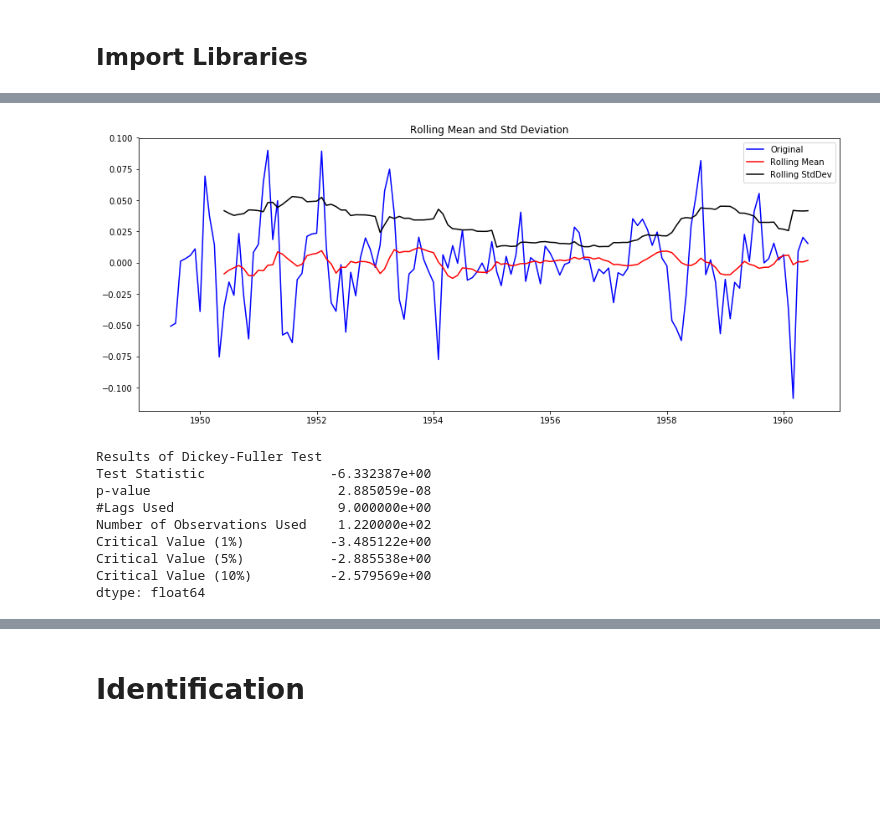
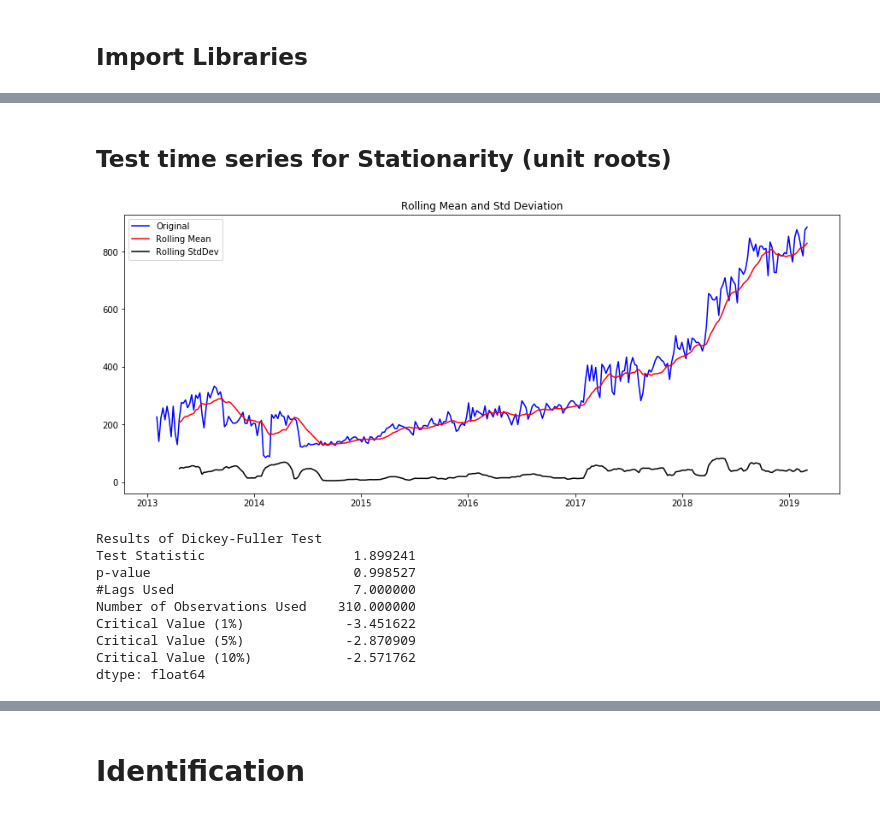
Before and after one commit to mvrieze/firepit, a Jupyter notebook: ARIMA.ipynb, the cells around one changed output, grey strips where cells are left out. Cells and saved outputs as stored; diff of their text form; code cells hidden in the pictures; blank space fills up the shorter version.

```diff
--- a/ARIMA.ipynb
+++ b/ARIMA.ipynb
@@ -235,15 +180,15 @@ plt.tight_layout()
-# %%
-ts_log_decompose = residual
-ts_log_decompose.dropna(inplace = True)
-test_stationarity(ts_log_decompose)
-# %% [output]
-[figure, removed]
-Results of Dickey-Fuller Test
-Test Statistic                -6.332387e+00
-p-value                        2.885059e-08
-#Lags Used                     9.000000e+00
-Number of Observations Used    1.220000e+02
-Critical Value (1%)           -3.485122e+00
-Critical Value (5%)           -2.885538e+00
-Critical Value (10%)          -2.579569e+00
-dtype: float64
+# %% [markdown]
+## Test time series for Stationarity (unit roots)
+# %%
+test_stationarity(data.ts)
+# %% [output]
+[figure, added]
+Results of Dickey-Fuller Test
+Test Statistic                   1.899241
+p-value                          0.998527
+#Lags Used                       7.000000
+Number of Observations Used    310.000000
+Critical Value (1%)             -3.451622
+Critical Value (5%)             -2.870909
+Critical Value (10%)            -2.571762
+dtype: float64
```
Also changed, not shown: parts of 43 cells of this notebook, 1 other file.
